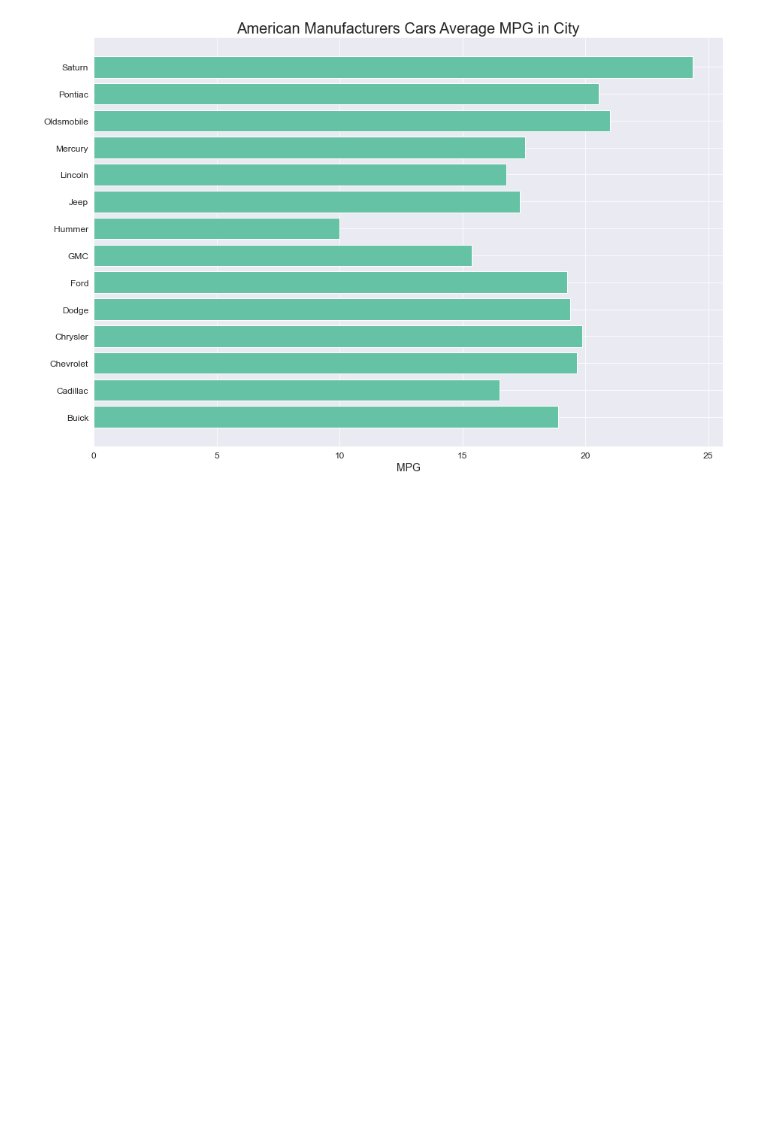
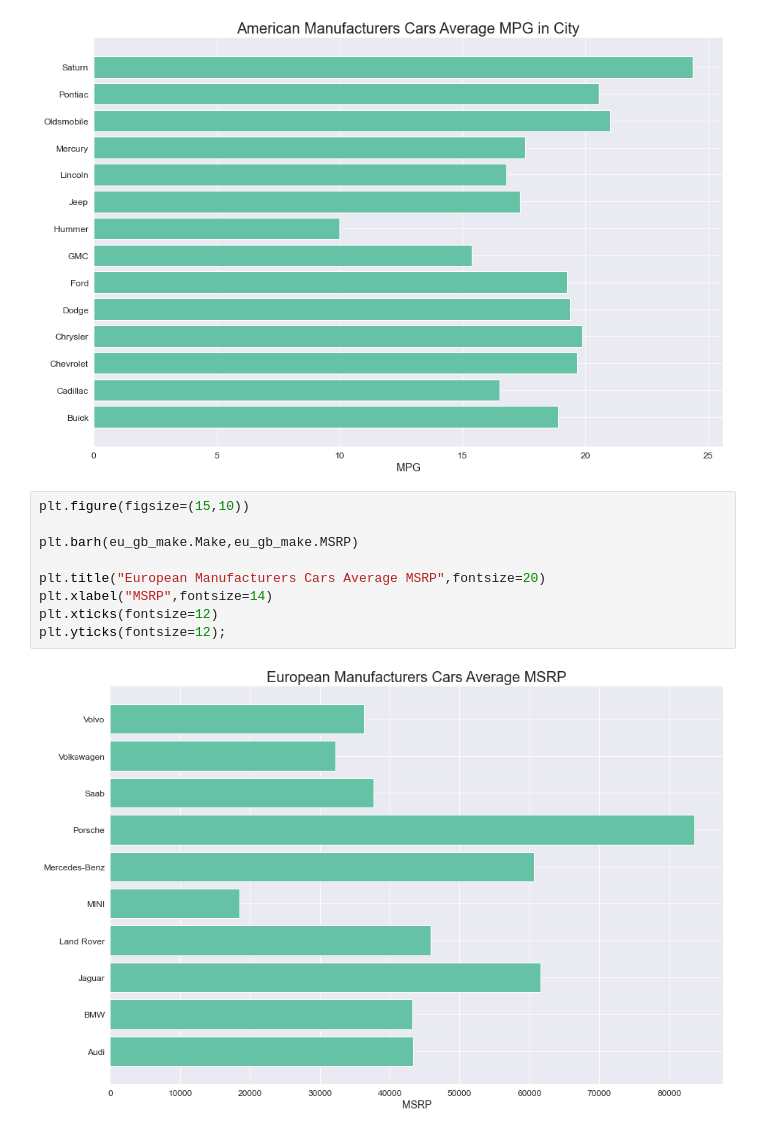
Before and after one commit to shamimsikder/Data-Visualization-Exercises, a Jupyter notebook: Cars Data Visualization.ipynb, the cells around one changed output. Saved outputs shown, nothing was run; the diff lists cells and outputs as text; blank space fills up the shorter version.

Commit message:
Manufacturers Cars Average MSRP

```diff
--- a/Cars Data Visualization.ipynb
+++ b/Cars Data Visualization.ipynb
@@ -790,3 +790,14 @@ plt.xticks(fontsize=12)
 plt.yticks(fontsize=12);
 # %% [output]
 [figure]
+# %%
+plt.figure(figsize=(15,10))
+
+plt.barh(eu_gb_make.Make,eu_gb_make.MSRP)
+
+plt.title("European Manufacturers Cars Average MSRP",fontsize=20)
+plt.xlabel("MSRP",fontsize=14)
+plt.xticks(fontsize=12)
+plt.yticks(fontsize=12);
+# %% [output]
+[figure, added]
```
Also changed, not shown: parts of 6 cells of this notebook.
